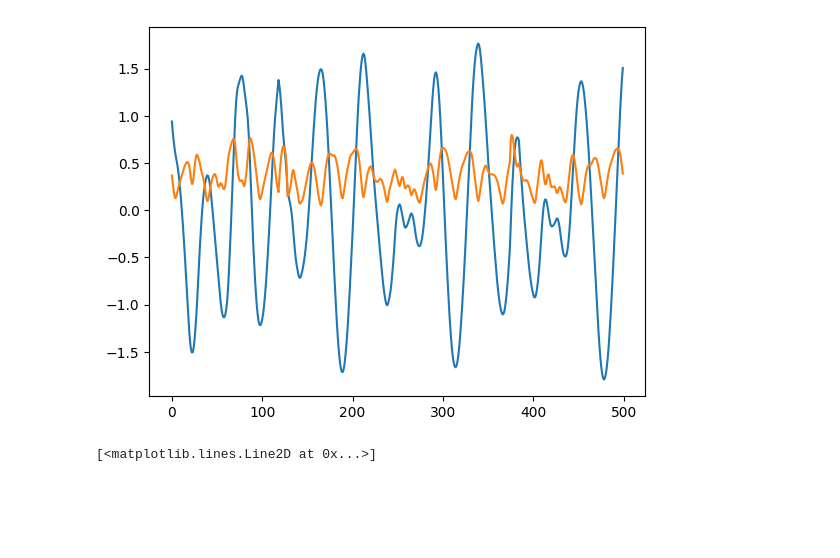
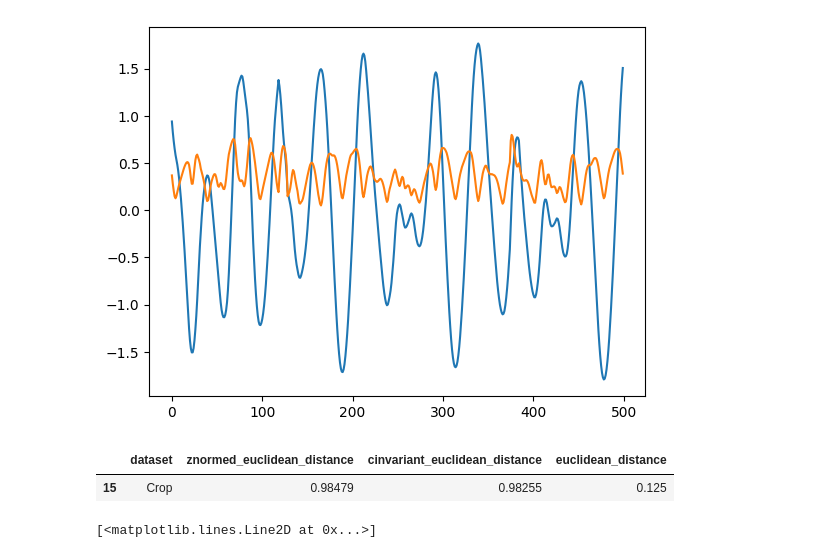
Before and after one commit to JaasperK/oracle, a Jupyter notebook: notebooks/oracle.ipynb, the cells around one changed output. Drawn from its saved outputs; the diff is of its cells as text; code cells hidden in the pictures; blank space fills up the shorter version.

```diff
--- a/notebooks/oracle.ipynb
+++ b/notebooks/oracle.ipynb
@@ -224,6 +234,11 @@ plt.plot(birdchicken_sigma[:view_len])  # in orange
 # %% [output]
 [<matplotlib.lines.Line2D at 0x...>]
 [figure]
+# %%
+dataset_scores.loc[[15]]
+# %% [output]
+|  | dataset | znormed_euclidean_distance | cinvariant_euclidean_distance | euclidean_distance |
+| 15 | Crop | 0.98479 | 0.98255 | 0.125 |
 # %%
 crop_ts = time_series("Crop")
 plt.plot(crop_ts)
```
Also changed, not shown: parts of 2 cells of this notebook.
